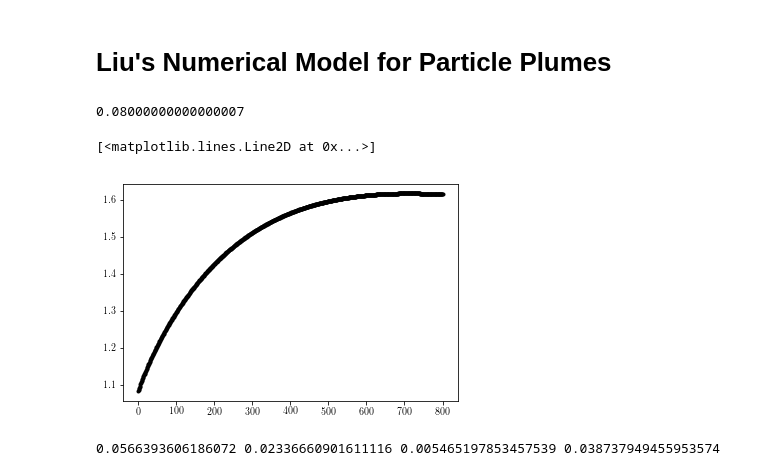
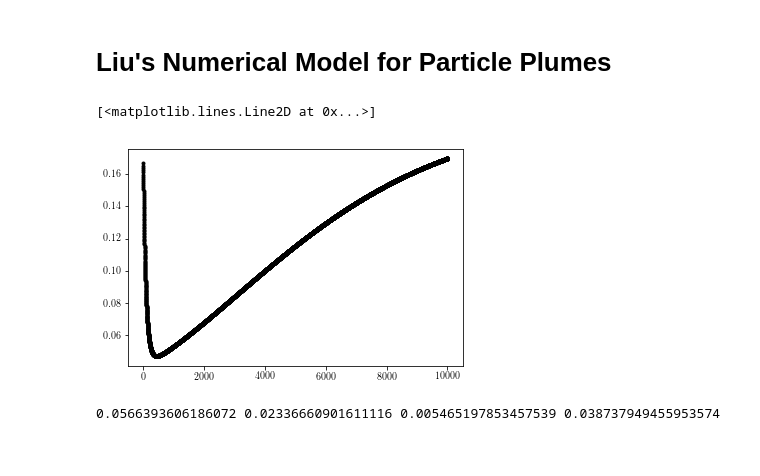
Before and after one commit to ajpetersen25/PLPlumes, a Jupyter notebook: Code/playground.ipynb, the cells around one changed output. Saved outputs shown, nothing was run; the diff lists cells and outputs as text; code cells hidden in the pictures.

```diff
--- a/Code/playground.ipynb
+++ b/Code/playground.ipynb
@@ -196,7 +196,7 @@ beta_0 = 1e-3 # volume fraction
 rho_p = 2500 # kg/m^3
 rho_a = 1.225 # kg/m^3
 g = 9.81 # m/s^2
-w_0 = 1.25 # m/s
+w_0 = .7 # m/s
 r_0 = .0508/2 # m
 dp = 52e-6 #m
 tau_p = 17e-3 # s
@@ -204,7 +204,7 @@ mu_a = 1.825e-5 # kg m^-1 s^-1
 
 
 steps = 10000
-
+s = np.arange(0,800,800/steps)
 s_size = np.diff(np.arange(1,800,800/steps))[0]
 w_a0 = w_0-(tau_p*g)
 r_a0 = r_0
@@ -216,10 +216,6 @@ m_dot = 5.8e-3 # kg/s
 
 B = (rho_p - rho_a)*np.pi*g*beta_0*w_0*r_0**2
 K1 = 15/2*np.pi*beta_0*w_0*r_0**2*rho_a**(-1/3)*mu_a**(2/3)*dp**(-5/3)
-# %%
-print s_size
-# %% [output]
-0.08000000000000007
 # %%
 wp = np.zeros((steps+1,))
 wa = np.zeros((steps+1,))
@@ -232,8 +228,7 @@ Qa[0] = Q_a0
 ra[0] = r_0
 Ma[0] = M_a0
 C = np.zeros((steps+1))
-C = .5
-s = np.arange(0,800,800/steps)
+C = 1
 
 for i,ii in enumerate(s):
     i=i+1
@@ -241,9 +236,6 @@ for i,ii in enumerate(s):
     Rep = (rho_a*(wp[i-1]-wa[i-1])*dp)/mu_a
     Cd = 24*(1+0.15*Rep**.687)/Rep
     Fd = rho_a*(wp[i-1]-wa[i-1])**2/2*Cd/4*np.pi*dp**2*C*6*beta_0*w_0*r_0**2/dp**3
-
-    #print Rep, Cd, B,Fd
-    #Fd = 18*np.pi/dp**2 *beta_0*w_0*r_0*(wp[i-1]-wa[i-1])*(1+0.15*(Rep**(0.687+0j)))*mu_a
     wp[i] = wp[i-1] + s_size/cal * (B-Fd)/(m_dot*wp[i-1])
     Qa[i] = Qa[i-1] + s_size/cal * (2*np.pi*ra[i-1]*wa[i-1]*alpha)
     Ma[i] = Ma[i-1] + s_size/cal * (Fd)/wp[i-1]
@@ -251,10 +243,10 @@ for i,ii in enumerate(s):
     ra[i] = np.sqrt(Ma[i]/(np.pi*wa[i]))
     #print wp[i],Qa[i],Ma[i],wa[i],ra[i],'\n'
 # %%
-plt.plot(wa,'k.')
+plt.plot(wp-wa,'k.')
 # %% [output]
 [<matplotlib.lines.Line2D at 0x...>]
-[figure, old version]
+[figure, new version]
 # %%
 i=1
 Rep = (rho_a*(wp[i-1]-wa[i-1])*dp)/mu_a
```
Also changed, not shown: parts of 6 cells of this notebook.
